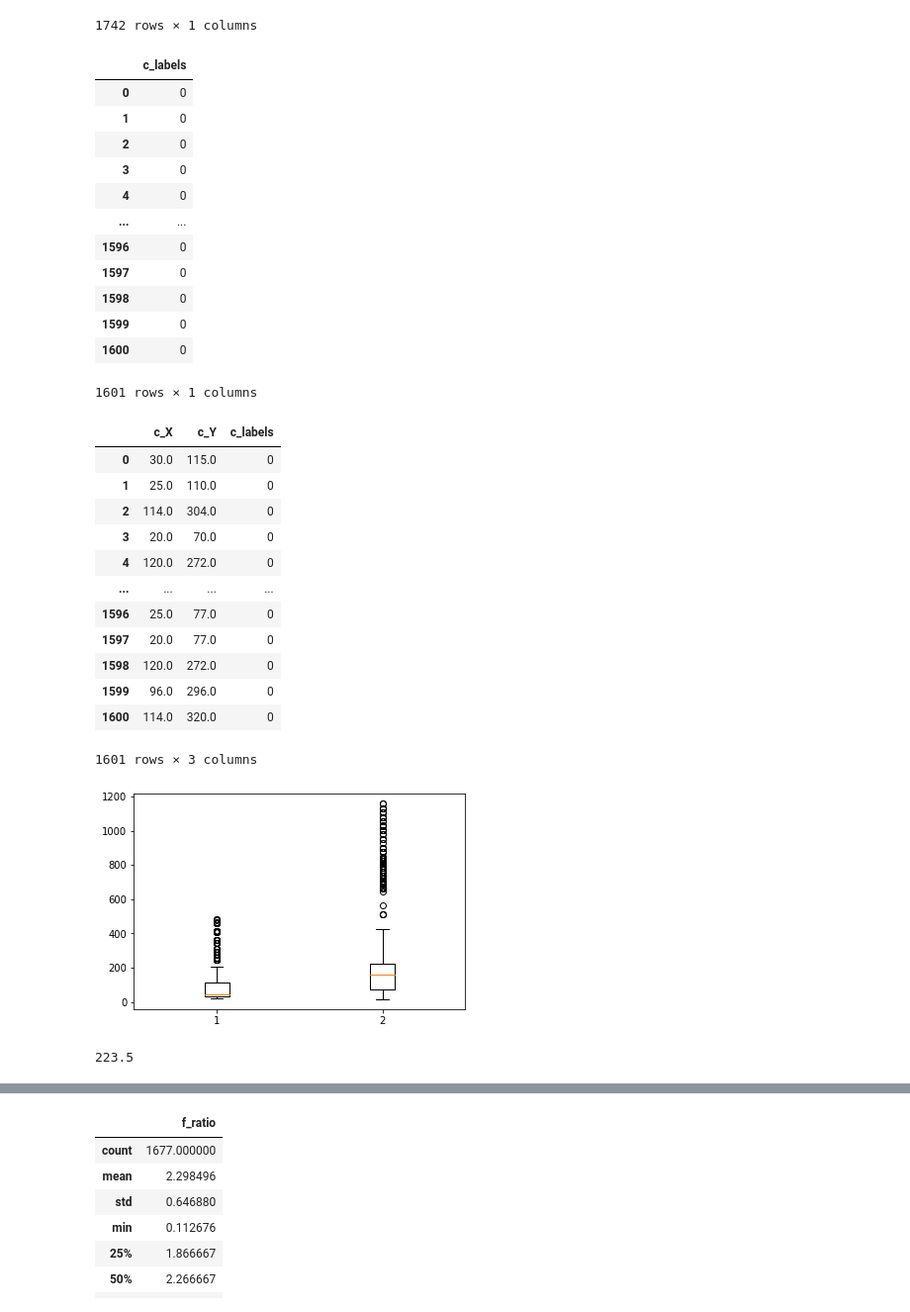
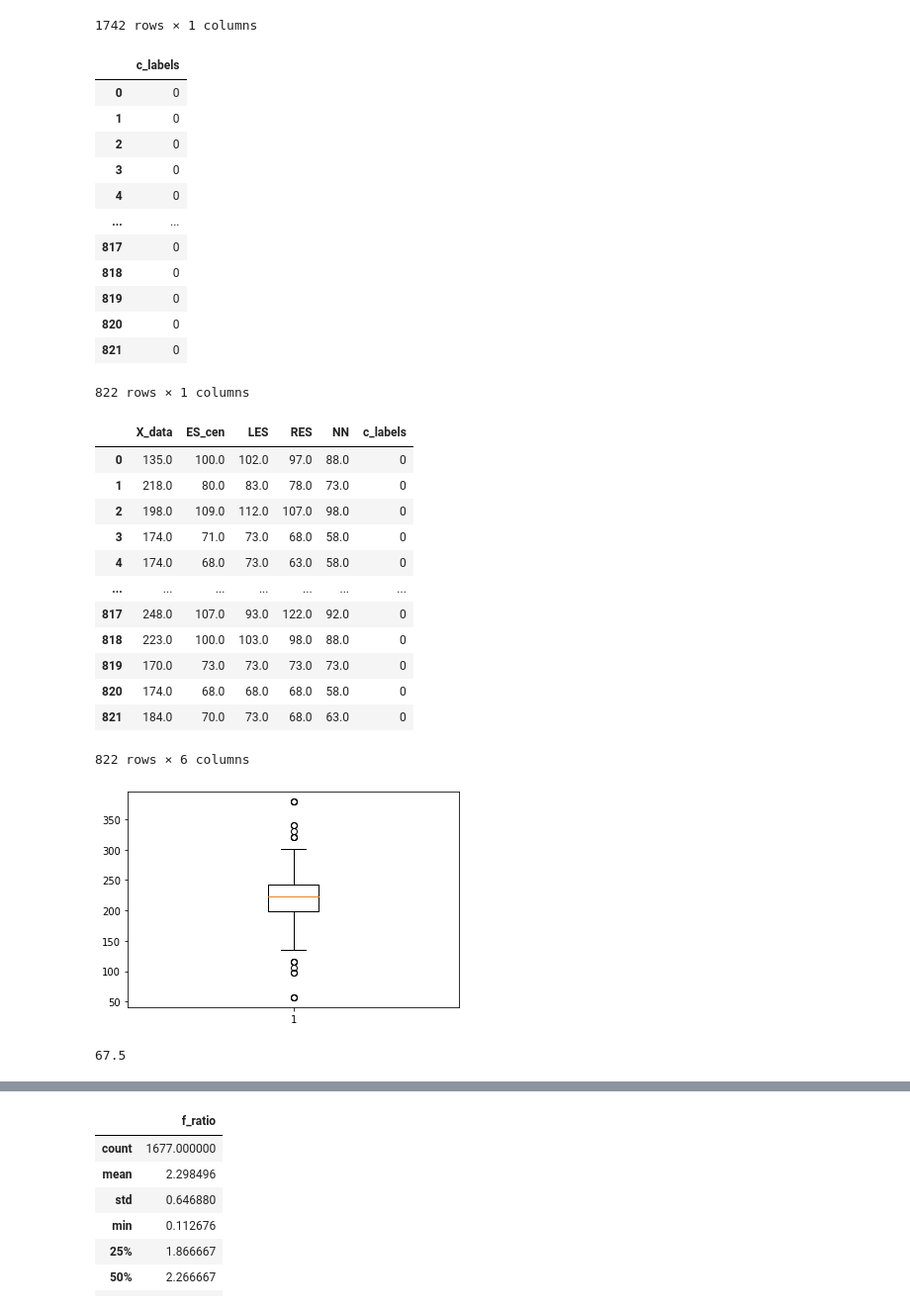
Before and after one commit to Real-Bird/0.python, a Jupyter notebook: FinalProject/pose_SVM_XandY.ipynb, the cells around one changed output, grey strips where cells are left out. Shown at 99% size. Cells and saved outputs as stored; diff of their text form; code cells hidden in the pictures.

```diff
--- a/FinalProject/pose_SVM_XandY.ipynb
+++ b/FinalProject/pose_SVM_XandY.ipynb
@@ -104,5 +108,5 @@ corr_ratio_df = pd.DataFrame(corr_ratio, columns=["c_ratio"]); corr_ratio_df
 # %%
-c_labels = ["0" for i in range(len(corr_df))]
+c_labels = ["0" for i in range(len(corr_total))]
 c_labels_df = pd.DataFrame(c_labels, columns=["c_labels"]); c_labels_df
 # %% [output]
 |  | c_labels |
@@ -112,26 +116,26 @@ c_labels_df = pd.DataFrame(c_labels, columns=["c_labels"]); c_labels_df
 | 3 | 0 |
 | 4 | 0 |
 | ... | ... |
-| 1596 | 0 |
-| 1597 | 0 |
-| 1598 | 0 |
-| 1599 | 0 |
-| 1600 | 0 |
+| 817 | 0 |
+| 818 | 0 |
+| 819 | 0 |
+| 820 | 0 |
+| 821 | 0 |
-1601 rows × 1 columns
+822 rows × 1 columns
 # %%
 # corr_data = corr_ratio_df.join(c_labels_df, how="right"); corr_data.head()
-corr_data = corr_df.join(c_labels_df, how="right"); corr_data
+corr_total = corr_total.join(c_labels_df, how="right"); corr_total
 # %% [output]
-|  | c_X | c_Y | c_labels |
-| 0 | 30.0 | 115.0 | 0 |
-| 1 | 25.0 | 110.0 | 0 |
-| 2 | 114.0 | 304.0 | 0 |
-| 3 | 20.0 | 70.0 | 0 |
-| 4 | 120.0 | 272.0 | 0 |
-| ... | ... | ... | ... |
-| 1596 | 25.0 | 77.0 | 0 |
-| 1597 | 20.0 | 77.0 | 0 |
-| 1598 | 120.0 | 272.0 | 0 |
-| 1599 | 96.0 | 296.0 | 0 |
-| 1600 | 114.0 | 320.0 | 0 |
+|  | X_data | ES_cen | LES | RES | NN | c_labels |
+| 0 | 135.0 | 100.0 | 102.0 | 97.0 | 88.0 | 0 |
+| 1 | 218.0 | 80.0 | 83.0 | 78.0 | 73.0 | 0 |
+| 2 | 198.0 | 109.0 | 112.0 | 107.0 | 98.0 | 0 |
+| 3 | 174.0 | 71.0 | 73.0 | 68.0 | 58.0 | 0 |
+| 4 | 174.0 | 68.0 | 73.0 | 63.0 | 58.0 | 0 |
+| ... | ... | ... | ... | ... | ... | ... |
+| 817 | 248.0 | 107.0 | 93.0 | 122.0 | 92.0 | 0 |
+| 818 | 223.0 | 100.0 | 103.0 | 98.0 | 88.0 | 0 |
+| 819 | 170.0 | 73.0 | 73.0 | 73.0 | 73.0 | 0 |
+| 820 | 174.0 | 68.0 | 68.0 | 68.0 | 58.0 | 0 |
+| 821 | 184.0 | 70.0 | 73.0 | 68.0 | 63.0 | 0 |
-1601 rows × 3 columns
+822 rows × 6 columns
@@ -141,0 +142,12 @@ forw_df = pd.DataFrame(forw_csv); forw_df = forw_df.drop(forw_df.index[797])
+# %%
+forw_cen_csv = pd.read_csv("forw_cen_Y.csv")
+forw_les_csv = pd.read_csv("forw_les_Y.csv")
+forw_res_csv = pd.read_csv("forw_res_Y.csv")
+forw_nn_csv = pd.read_csv("forw_nn_Y.csv")
+forw_x_csv = pd.read_csv("forward_X.csv")
+# %%
+forw_cen_df = pd.DataFrame(forw_cen_csv).drop(['Unnamed: 0'], axis=1)
+forw_les_df = pd.DataFrame(forw_les_csv).drop(['Unnamed: 0'], axis=1)
+forw_res_df = pd.DataFrame(forw_res_csv).drop(['Unnamed: 0'], axis=1)
+forw_nn_df = pd.DataFrame(forw_nn_csv).drop(['Unnamed: 0'], axis=1)
+forw_x_df = pd.DataFrame(forw_x_csv).drop(['Unnamed: 0'], axis=1)
@@ -142,10 +161,10 @@ forw_df = pd.DataFrame(forw_csv); forw_df = forw_df.drop(forw_df.index[797])
 # %%
 # Basic box plot
 import matplotlib.pyplot as plt
 %matplotlib inline
 
 
-b = plt.boxplot(forw_df)
+b = plt.boxplot(forw_x_df)
 plt.show()
 # %% [output]
-[figure, old version]
+[figure, new version]
@@ -154,10 +173,10 @@ forw_df.columns = ["f_X", "f_Y"]
 # %%
-Q1_2 = np.percentile(forw_df["f_Y"] , 25)
-Q3_2 = np.percentile(forw_df["f_Y"] , 75)
+Q1_2 = np.percentile(forw_x_df , 25)
+Q3_2 = np.percentile(forw_x_df , 75)
 IQR_2 = Q3_2 - Q1_2
 outlier_step_2 = 1.5 * IQR_2
 
 outlier_step_2
 # %% [output]
-223.5
+67.5
 # %%
```
Also changed, not shown: parts of 54 cells of this notebook, 9 other files.
